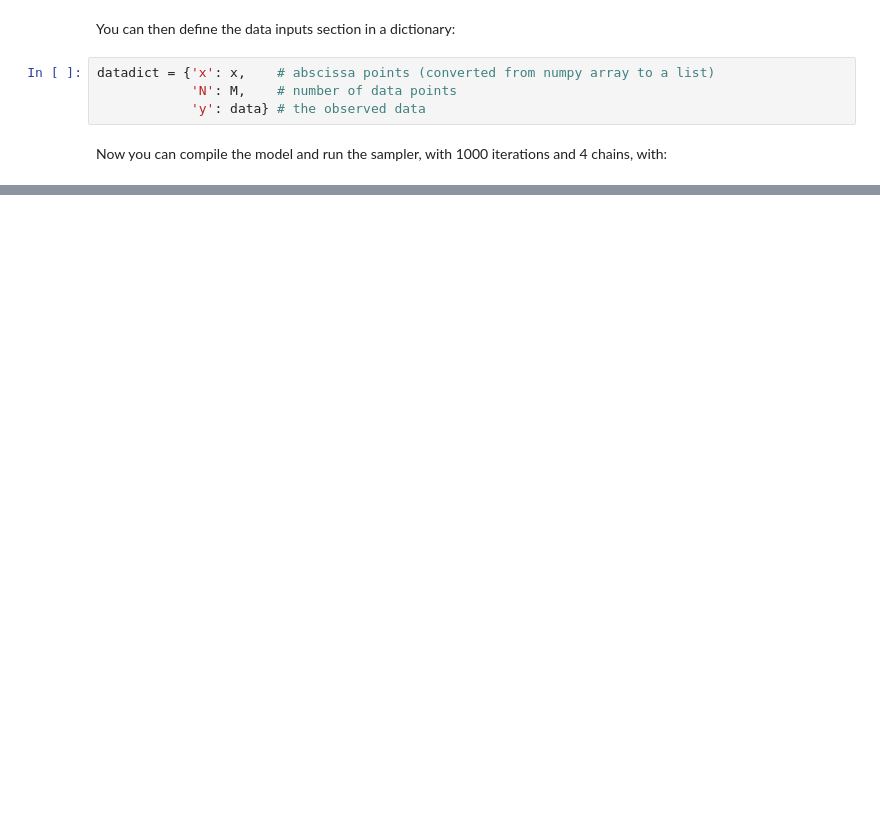
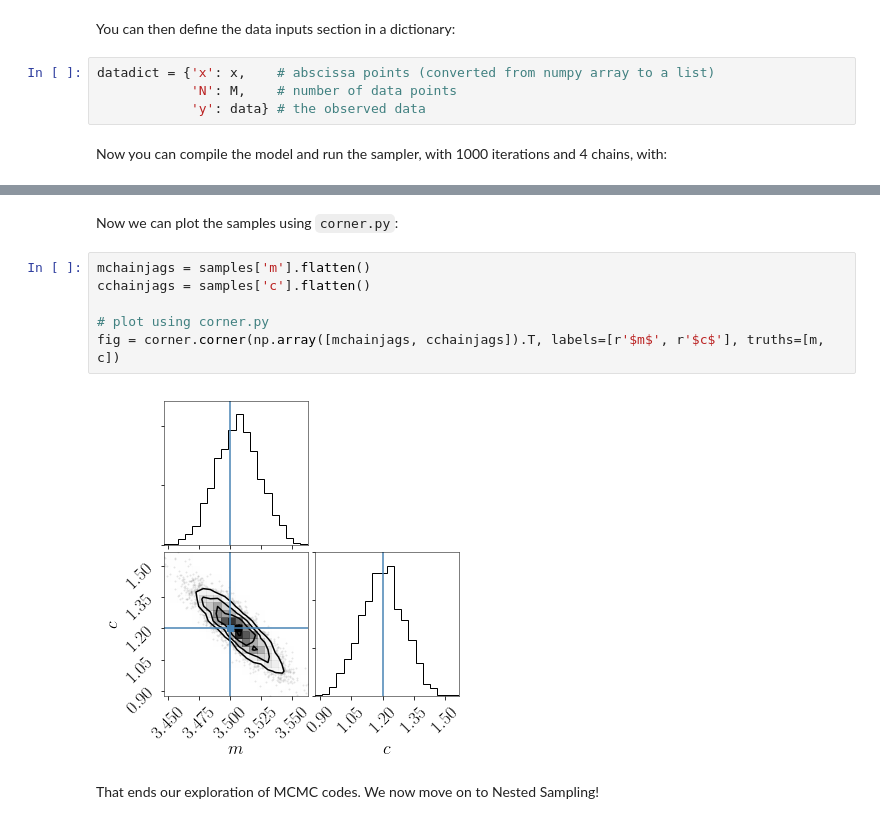
Before and after one commit to mattpitkin/random_scripts, a Jupyter notebook: Samplers.ipynb, the cells around one changed output, grey strips where cells are left out. Drawn from its saved outputs; the diff is of its cells as text; blank space fills up the shorter version.

```diff
--- a/Samplers.ipynb
+++ b/Samplers.ipynb
@@ -544,0 +572,12 @@ ImportError: numpy.core.multiarray failed to import
+# %% [markdown]
+Now we can plot the samples using `corner.py`:
+# %%
+mchainjags = samples['m'].flatten()
+cchainjags = samples['c'].flatten()
+
+# plot using corner.py
+fig = corner.corner(np.array([mchainjags, cchainjags]).T, labels=[r'$m$', r'$c$'], truths=[m, c])
+# %% [output]
+[figure, added]
+# %% [markdown]
+That ends our exploration of MCMC codes. We now move on to Nested Sampling!
```
Also changed, not shown: parts of 11 cells of this notebook.
